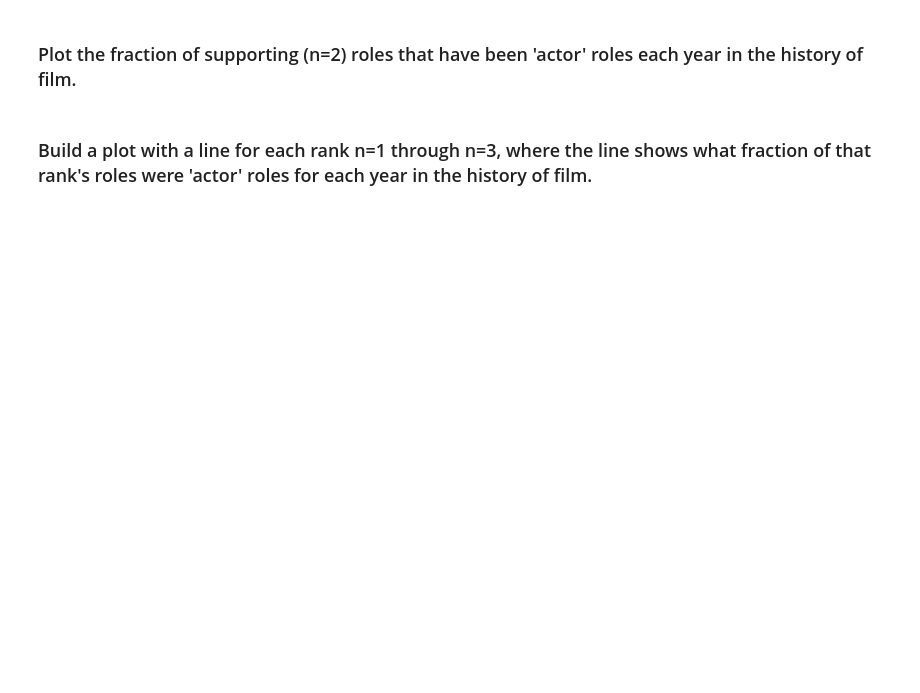
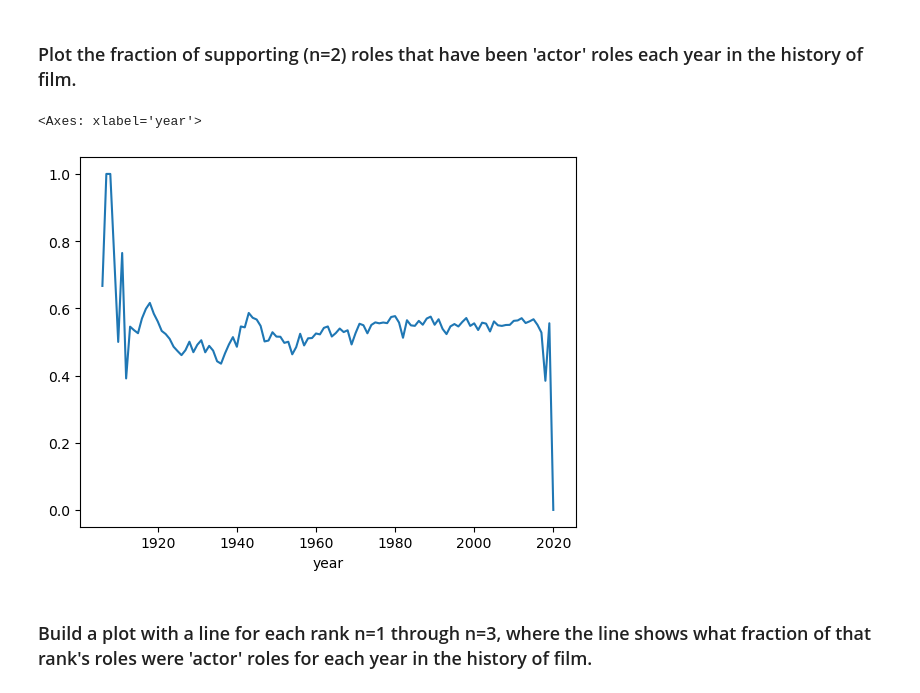
Before and after one commit to valwee77/pycon-pandas-tutorial, a Jupyter notebook: Exercises-4.ipynb, the cells around one changed output. Saved outputs shown, nothing was run; the diff lists cells and outputs as text; code cells hidden in the pictures; blank space fills up the shorter version.

```diff
--- a/Exercises-4.ipynb
+++ b/Exercises-4.ipynb
@@ -82,4 +92,13 @@ AttributeError: 'DataFrame' object has no attribute 'actors'
 # %% [markdown]
 ### Plot the fraction of supporting (n=2) roles that have been 'actor' roles each year in the history of film.
+# %%
+c = cast
+c = c[c.n == 2]
+c = c.groupby(['year','type']).size().unstack().fillna(0)
+c['actor_frac'] = (c.actor / (c.actor + c.actress))
+c['actor_frac'].plot()
+# %% [output]
+<Axes: xlabel='year'>
+[figure, added]
 # %% [markdown]
 ### Build a plot with a line for each rank n=1 through n=3, where the line shows what fraction of that rank's roles were 'actor' roles for each year in the history of film.
```
Also changed, not shown: parts of 3 cells of this notebook.
